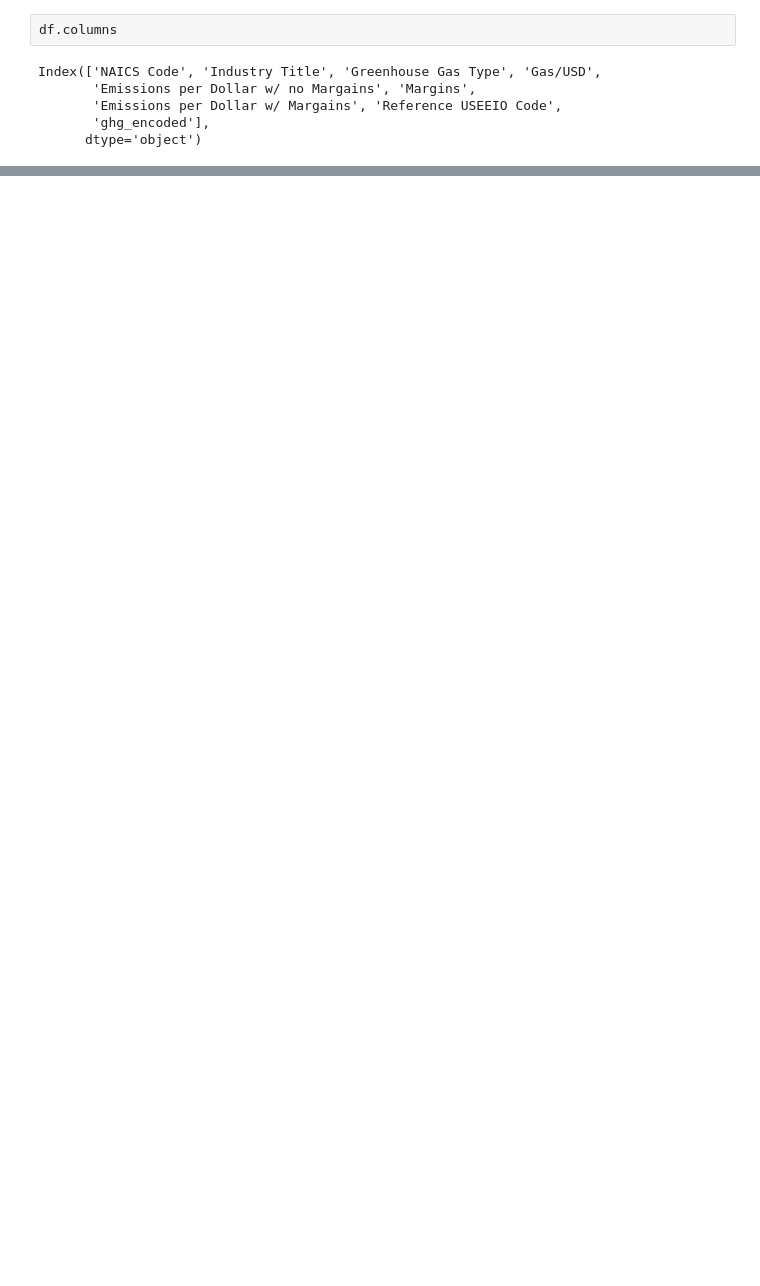
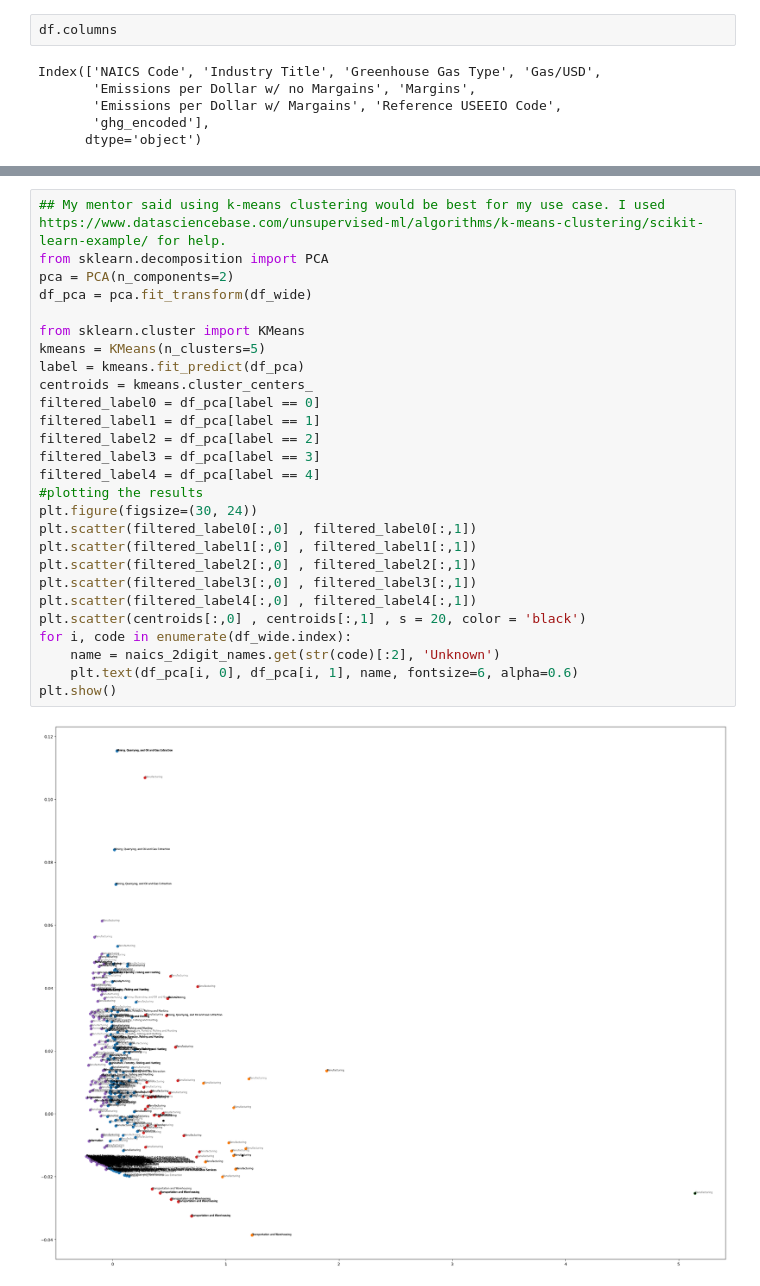
Before and after one commit to coopaloop536/Cooper_CO2_Emissions, a Jupyter notebook: CO2_Emissions_Project.ipynb, the cells around one changed output, grey strips where cells are left out. Saved outputs shown, nothing was run; the diff lists cells and outputs as text; blank space fills up the shorter version.

```diff
--- a/CO2_Emissions_Project.ipynb
+++ b/CO2_Emissions_Project.ipynb
@@ -272,0 +267,29 @@ KMeans(n_clusters=1016, random_state=0)
+# %%
+## My mentor said using k-means clustering would be best for my use case. I used https://www.datasciencebase.com/unsupervised-ml/algorithms/k-means-clustering/scikit-learn-example/ for help.
+from sklearn.decomposition import PCA
+pca = PCA(n_components=2)
+df_pca = pca.fit_transform(df_wide)
+
+from sklearn.cluster import KMeans
+kmeans = KMeans(n_clusters=5)
+label = kmeans.fit_predict(df_pca)
+centroids = kmeans.cluster_centers_
+filtered_label0 = df_pca[label == 0]
+filtered_label1 = df_pca[label == 1]
+filtered_label2 = df_pca[label == 2]
+filtered_label3 = df_pca[label == 3]
+filtered_label4 = df_pca[label == 4]
+#plotting the results
+plt.figure(figsize=(30, 24))
+plt.scatter(filtered_label0[:,0] , filtered_label0[:,1])
+plt.scatter(filtered_label1[:,0] , filtered_label1[:,1])
+plt.scatter(filtered_label2[:,0] , filtered_label2[:,1])
+plt.scatter(filtered_label3[:,0] , filtered_label3[:,1])
+plt.scatter(filtered_label4[:,0] , filtered_label4[:,1])
+plt.scatter(centroids[:,0] , centroids[:,1] , s = 20, color = 'black')
+for i, code in enumerate(df_wide.index):
+    name = naics_2digit_names.get(str(code)[:2], 'Unknown')
+    plt.text(df_pca[i, 0], df_pca[i, 1], name, fontsize=6, alpha=0.6)
+plt.show()
+# %% [output]
+[figure, added]
```
Also changed, not shown: parts of 5 cells of this notebook.
